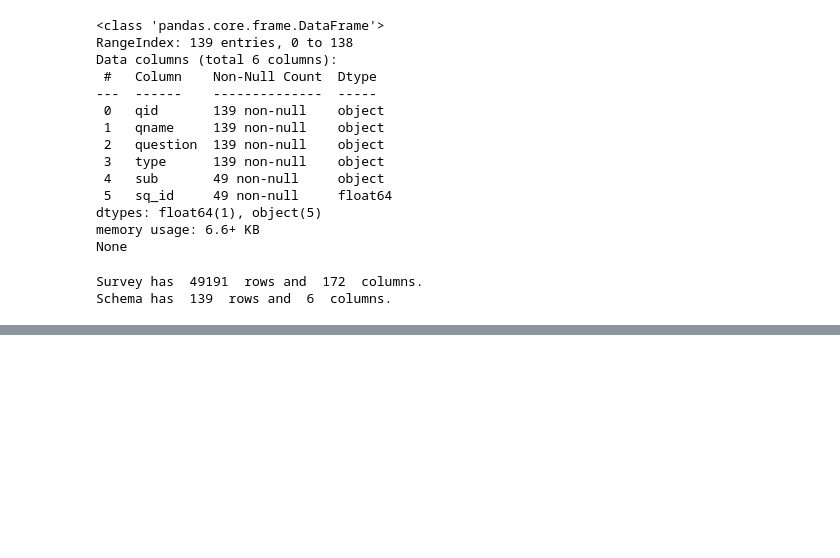
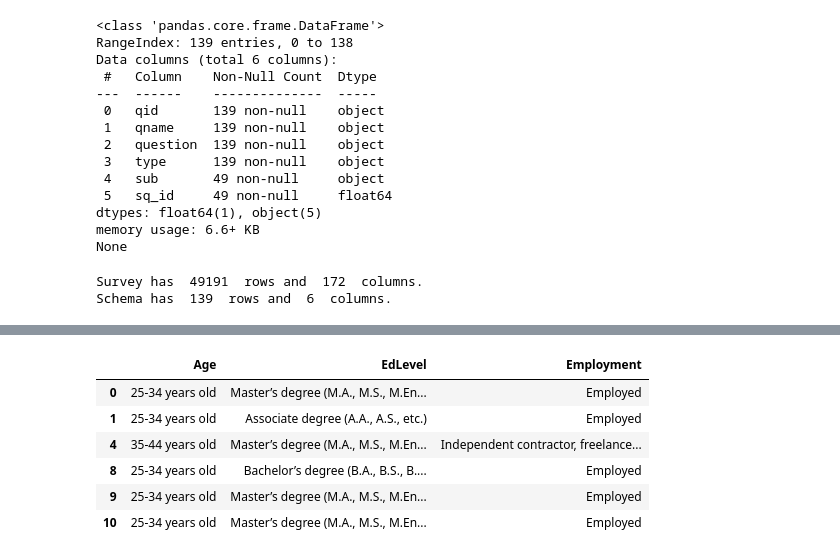
Before and after one commit to ipgx/Python, a Jupyter notebook: Pandas/00_Intro.ipynb, the cells around one changed output, grey strips where cells are left out. Saved outputs shown, nothing was run; the diff lists cells and outputs as text; code cells hidden in the pictures; blank space fills up the shorter version.

```diff
--- a/Pandas/00_Intro.ipynb
+++ b/Pandas/00_Intro.ipynb
@@ -96,0 +189,11 @@ Schema has  139  rows and  6  columns.
+# %%
+# Label-based selection with .loc: rows specified by index labels and columns by name
+stackOverflow_survey.loc[[0,1,4,8,9,10], ['Age', 'EdLevel', 'Employment']]
+# %% [output]
+|  | Age | EdLevel | Employment |
+| 0 | 25-34 years old | Master’s degree (M.A., M.S., M.En... | Employed |
+| 1 | 25-34 years old | Associate degree (A.A., A.S., etc.) | Employed |
+| 4 | 35-44 years old | Master’s degree (M.A., M.S., M.En... | Independent contractor, freelance... |
+| 8 | 25-34 years old | Bachelor’s degree (B.A., B.S., B.... | Employed |
+| 9 | 25-34 years old | Master’s degree (M.A., M.S., M.En... | Employed |
+| 10 | 25-34 years old | Master’s degree (M.A., M.S., M.En... | Employed |
```
Also changed, not shown: parts of 8 cells of this notebook.
